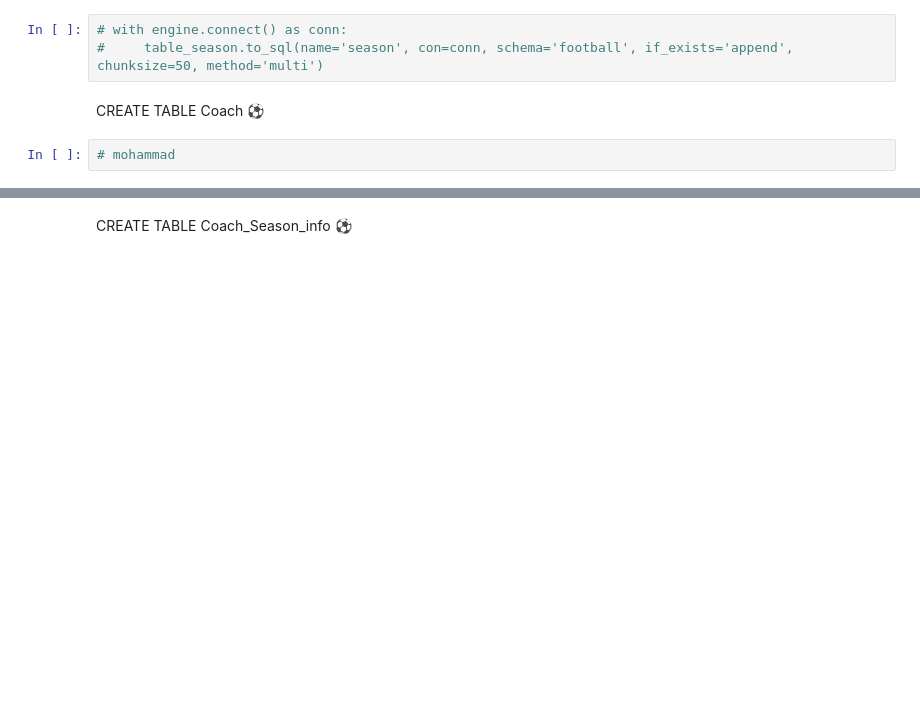
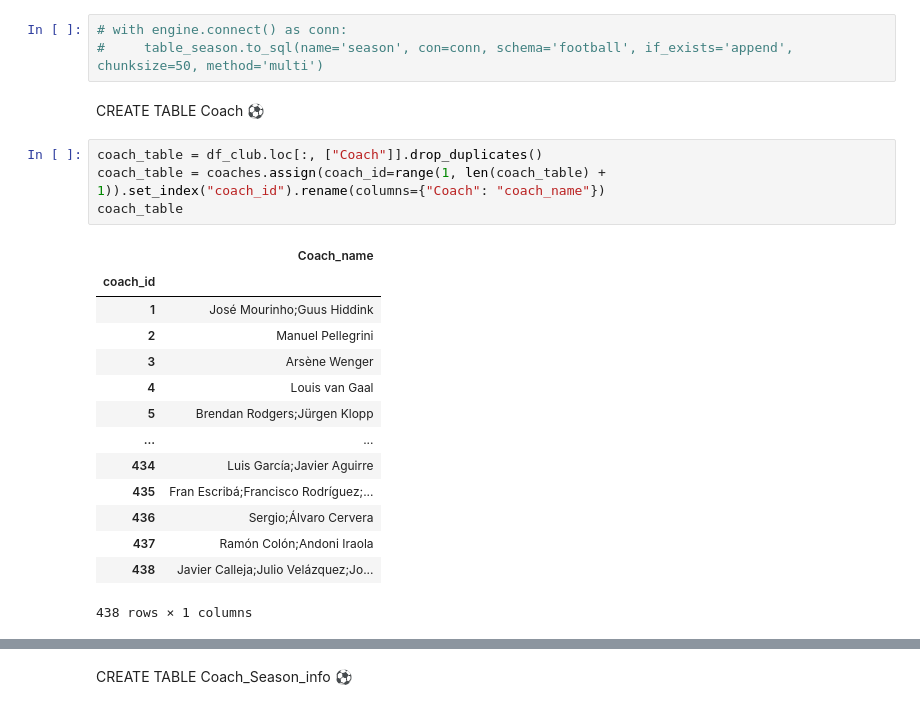
Before and after one commit to FarzanehSoltanzadeh/Quera-Football, a Jupyter notebook: Phase2/base.ipynb, the cells around one changed output, grey strips where cells are left out. Saved outputs shown, nothing was run; the diff lists cells and outputs as text; blank space fills up the shorter version.

```diff
--- a/Phase2/base.ipynb
+++ b/Phase2/base.ipynb
@@ -180,5 +189,22 @@ FOREIGN KEY (club_id) REFERENCES club(club_id)
 #     table_season.to_sql(name='season', con=conn, schema='football', if_exists='append', chunksize=50, method='multi')
 # %% [markdown]
 CREATE TABLE Coach ⚽️
-# %%
-# mohammad
+# %%
+coach_table = df_club.loc[:, ["Coach"]].drop_duplicates()
+coach_table = coaches.assign(coach_id=range(1, len(coach_table) + 1)).set_index("coach_id").rename(columns={"Coach": "coach_name"})
+coach_table
+# %% [output]
+|  | Coach_name |
+| coach_id |  |
+| 1 | José Mourinho;Guus Hiddink |
+| 2 | Manuel Pellegrini |
+| 3 | Arsène Wenger |
+| 4 | Louis van Gaal |
+| 5 | Brendan Rodgers;Jürgen Klopp |
+| ... | ... |
+| 434 | Luis García;Javier Aguirre |
+| 435 | Fran Escribá;Francisco Rodríguez;... |
+| 436 | Sergio;Álvaro Cervera |
+| 437 | Ramón Colón;Andoni Iraola |
+| 438 | Javier Calleja;Julio Velázquez;Jo... |
+438 rows × 1 columns
```
Also changed, not shown: parts of 9 cells of this notebook.
